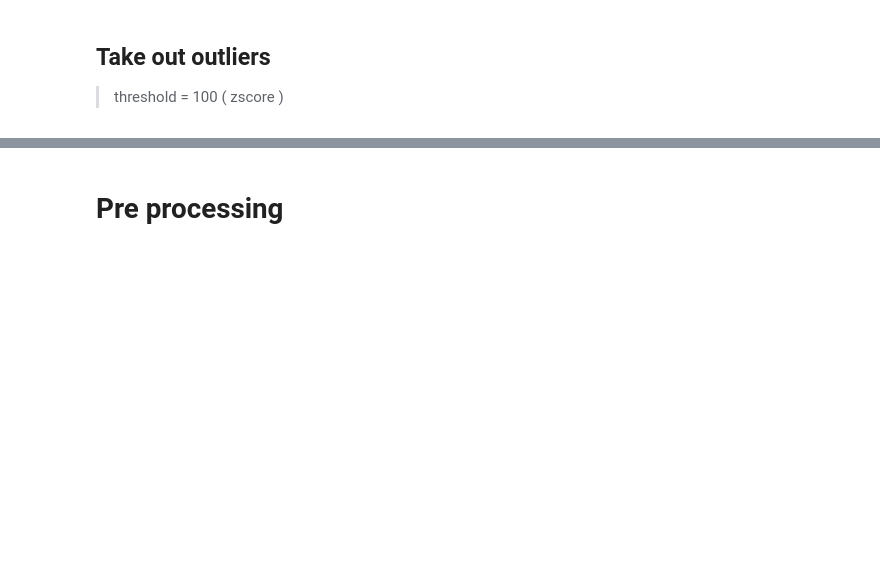
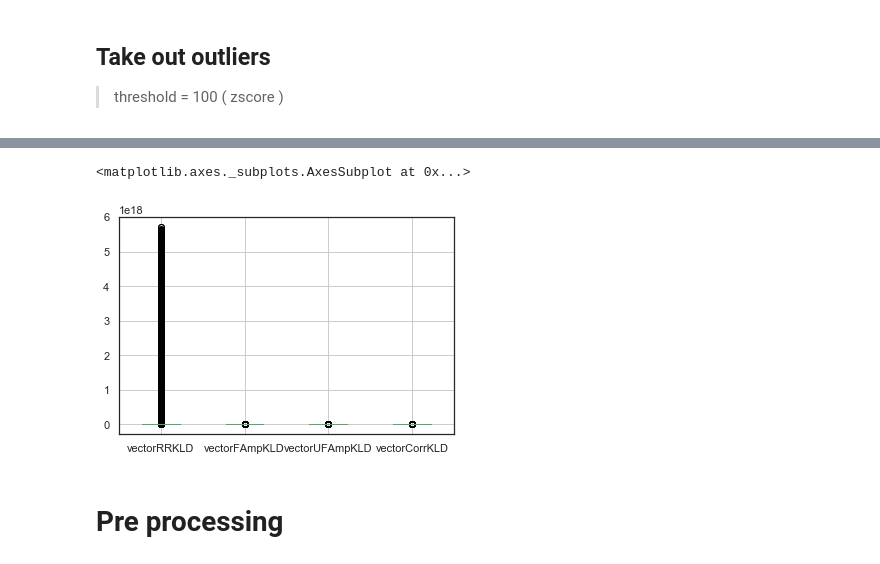
Before and after one commit to valeporti/stg_ete, a Jupyter notebook: noutliers_1.ipynb, the cells around one changed output, grey strips where cells are left out. Saved outputs shown, nothing was run; the diff lists cells and outputs as text; code cells hidden in the pictures; blank space fills up the shorter version.

```diff
--- a/noutliers_1.ipynb
+++ b/noutliers_1.ipynb
@@ -170,3 +195,9 @@ df_o.boxplot()
+# %%
+del z
+df_o.boxplot()
+# %% [output]
+<matplotlib.axes._subplots.AxesSubplot at 0x...>
+[figure, added]
 # %%
 plt.clf()
 plt.close()
```
Also changed, not shown: parts of 24 cells of this notebook, 3 other files.
